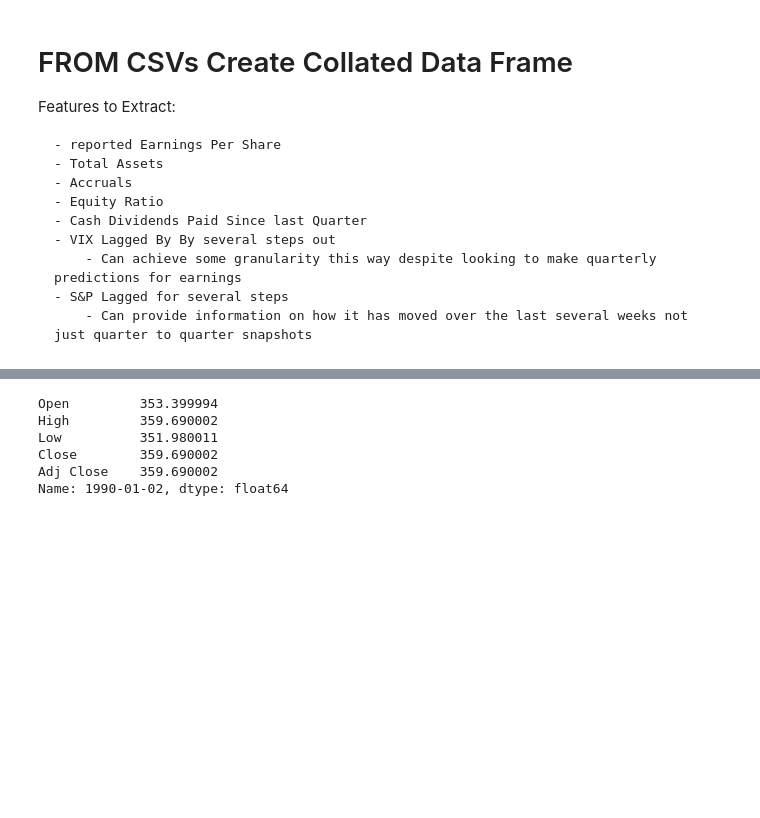
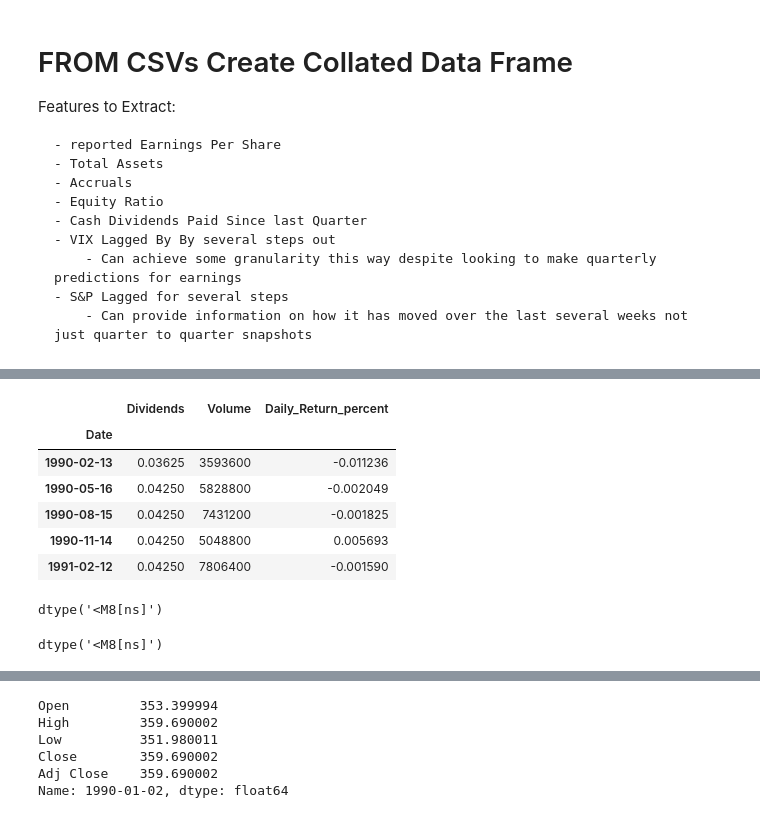
Before and after one commit to franco-rey/521-Final-Project, a Jupyter notebook: DataCleaning.ipynb, the cells around one changed output, grey strips where cells are left out. Saved outputs shown, nothing was run; the diff lists cells and outputs as text; code cells hidden in the pictures; blank space fills up the shorter version.

```diff
--- a/DataCleaning.ipynb
+++ b/DataCleaning.ipynb
@@ -283,0 +325,18 @@ SP500_raw_df[['Open', 'Close']].diff(axis = 1)
+# %%
+JJ_market_df.head()
+# %% [output]
+|  | Dividends | Volume | Daily_Return_percent |
+| Date |  |  |  |
+| 1990-02-13 | 0.03625 | 3593600 | -0.011236 |
+| 1990-05-16 | 0.04250 | 5828800 | -0.002049 |
+| 1990-08-15 | 0.04250 | 7431200 | -0.001825 |
+| 1990-11-14 | 0.04250 | 5048800 | 0.005693 |
+| 1991-02-12 | 0.04250 | 7806400 | -0.001590 |
+# %%
+JJ_market_df.index.dtype
+# %% [output]
+dtype('<M8[ns]')
+# %%
+JJ_earnbal_df.index.dtype
+# %% [output]
+dtype('<M8[ns]')
```
Also changed, not shown: parts of 7 cells of this notebook.
